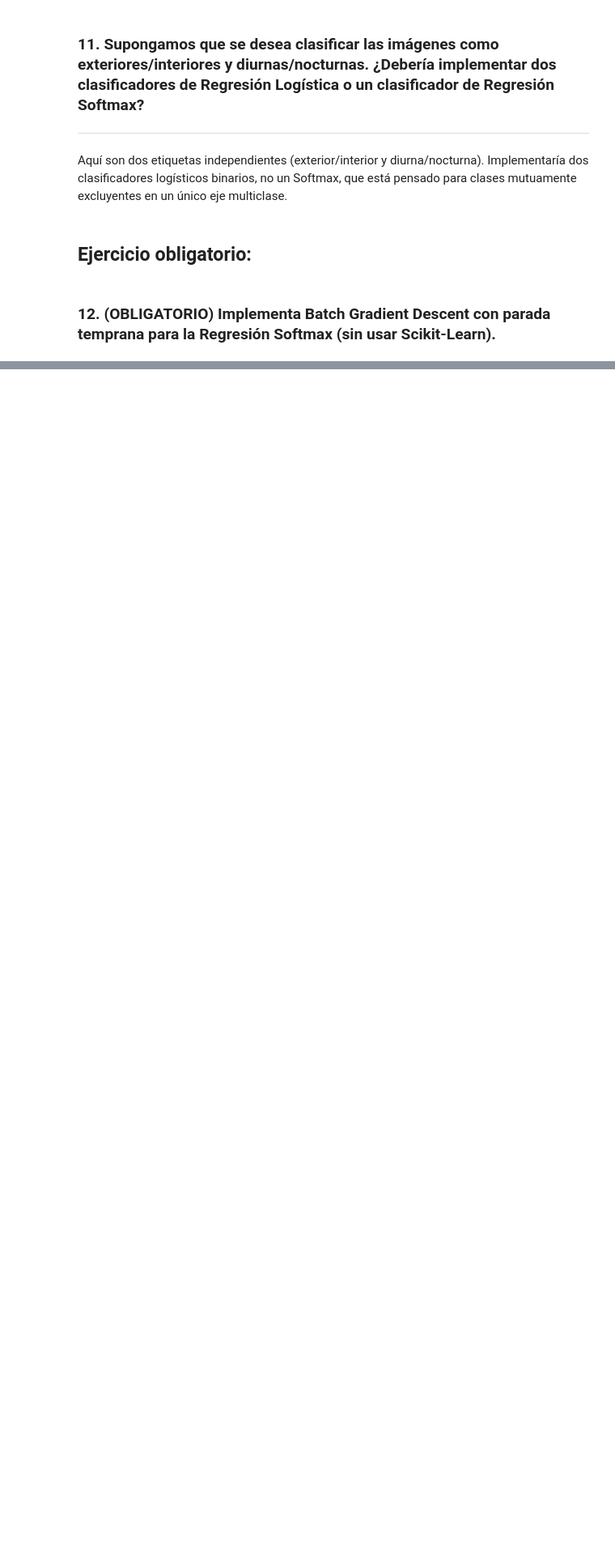
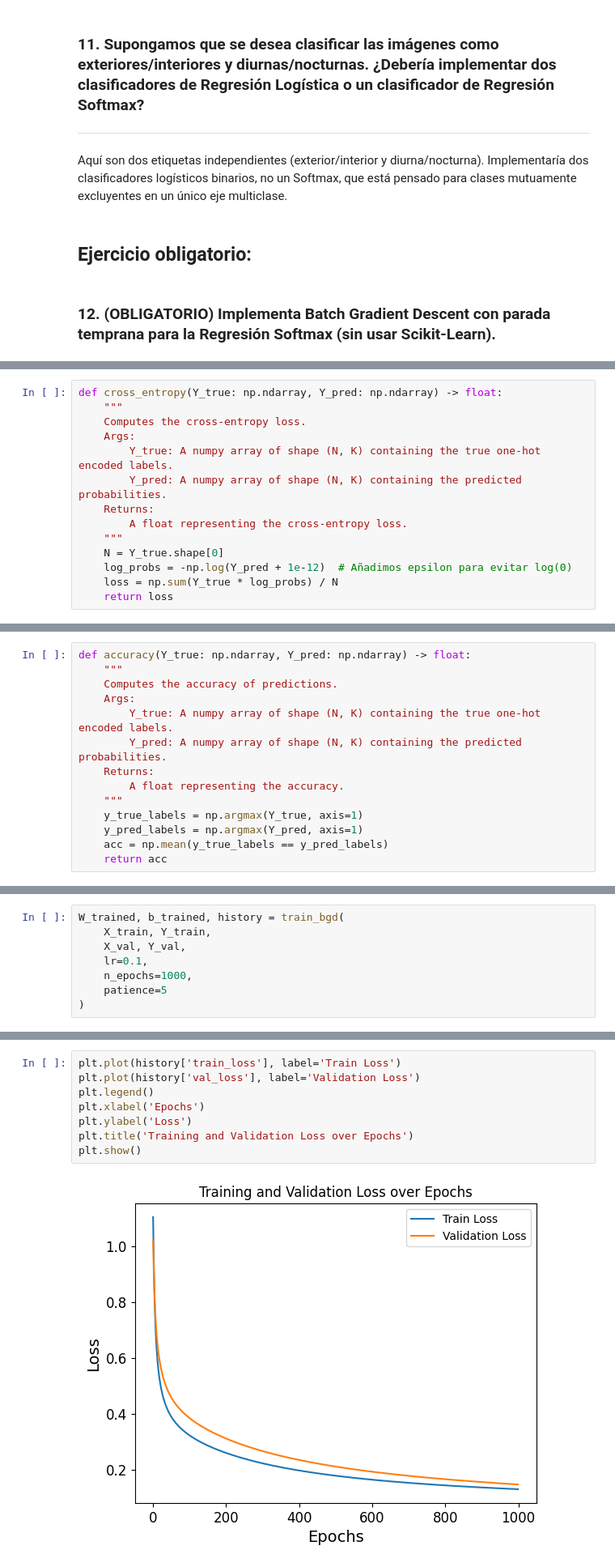
Before and after one commit to hugodidi/muria-machinelearning, a Jupyter notebook: Regression/notebooks/regression_exercises_diazdiazhugo.ipynb, the cells around one changed output, grey strips where cells are left out. Shown at 81% size. Saved outputs shown, nothing was run; the diff lists cells and outputs as text; blank space fills up the shorter version.

```diff
--- a/Regression/notebooks/regression_exercises_diazdiazhugo.ipynb
+++ b/Regression/notebooks/regression_exercises_diazdiazhugo.ipynb
@@ -92,0 +274,14 @@ Aquí son dos etiquetas independientes (exterior/interior y diurna/nocturna). Im
+# %%
+def cross_entropy(Y_true: np.ndarray, Y_pred: np.ndarray) -> float:
+    """
+    Computes the cross-entropy loss.
+    Args:
+        Y_true: A numpy array of shape (N, K) containing the true one-hot encoded labels.
+        Y_pred: A numpy array of shape (N, K) containing the predicted probabilities.
+    Returns:
+        A float representing the cross-entropy loss.
+    """
+    N = Y_true.shape[0]
+    log_probs = -np.log(Y_pred + 1e-12)  # Añadimos epsilon para evitar log(0)
+    loss = np.sum(Y_true * log_probs) / N
+    return loss
@@ -92,0 +290,14 @@ Aquí son dos etiquetas independientes (exterior/interior y diurna/nocturna). Im
+# %%
+def accuracy(Y_true: np.ndarray, Y_pred: np.ndarray) -> float:
+    """
+    Computes the accuracy of predictions.
+    Args:
+        Y_true: A numpy array of shape (N, K) containing the true one-hot encoded labels.
+        Y_pred: A numpy array of shape (N, K) containing the predicted probabilities.
+    Returns:
+        A float representing the accuracy.
+    """
+    y_true_labels = np.argmax(Y_true, axis=1)
+    y_pred_labels = np.argmax(Y_pred, axis=1)
+    acc = np.mean(y_true_labels == y_pred_labels)
+    return acc
@@ -92,0 +386,8 @@ Aquí son dos etiquetas independientes (exterior/interior y diurna/nocturna). Im
+# %%
+W_trained, b_trained, history = train_bgd(
+    X_train, Y_train,
+    X_val, Y_val,
+    lr=0.1,
+    n_epochs=1000,
+    patience=5
+)
@@ -92,0 +426,10 @@ Aquí son dos etiquetas independientes (exterior/interior y diurna/nocturna). Im
+# %%
+plt.plot(history['train_loss'], label='Train Loss')
+plt.plot(history['val_loss'], label='Validation Loss')
+plt.legend()
+plt.xlabel('Epochs')
+plt.ylabel('Loss')
+plt.title('Training and Validation Loss over Epochs')
+plt.show()
+# %% [output]
+[figure, added]
```
Also changed, not shown: parts of 34 cells of this notebook, 3 other files.
